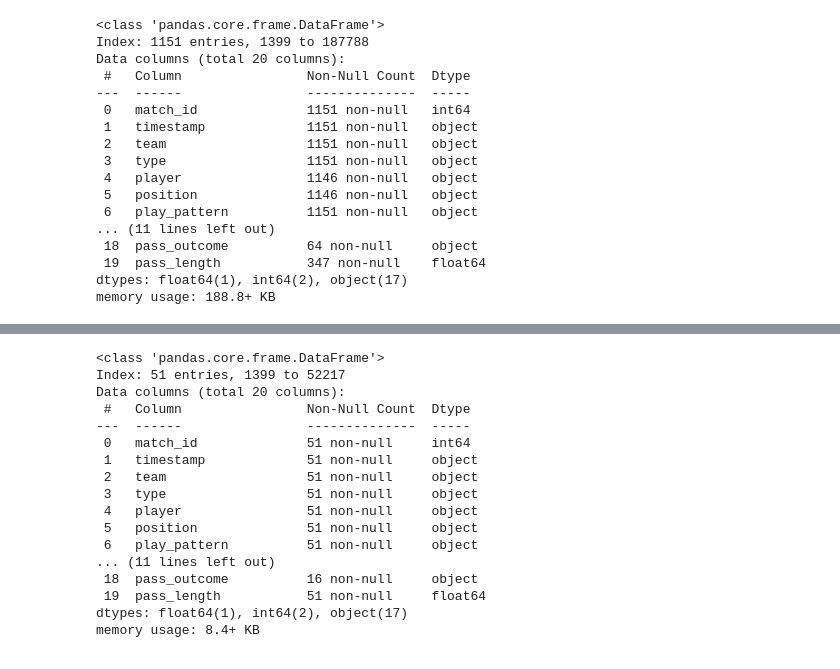
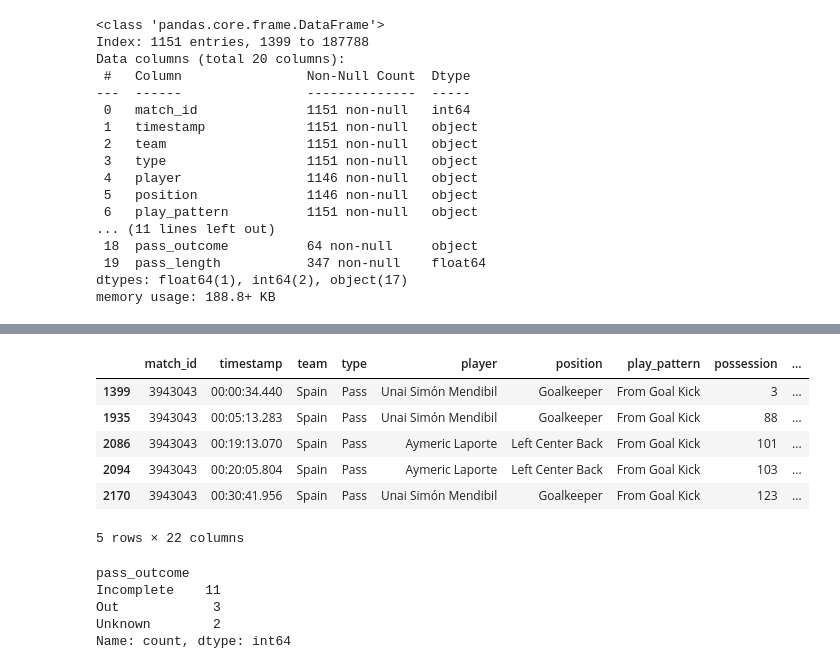
Before and after one commit to MarijnSt/spain-analysis-euro-2024, a Jupyter notebook: notebooks/build_up.ipynb, the cells around one changed output, grey strips where cells are left out. Drawn from its saved outputs; the diff is of its cells as text; code cells hidden in the pictures.

```diff
--- a/notebooks/build_up.ipynb
+++ b/notebooks/build_up.ipynb
@@ -108,23 +106,29 @@ example_chain.head(20)
 | 164539 | 3943043 | 00:00:40.645 | Spain | Miscontrol | Daniel Olmo Carvajal | Center Attacking Midfield | From Goal Kick | 3 | [49.3, 68.9] | ... |
 # %%
 # Get all goal kick events for Spain
-goal_kick_events = build_up_events[build_up_events["pass_type"] == "Goal Kick"]
-goal_kick_events.info()
+goal_kick_events = build_up_events[build_up_events["pass_type"] == "Goal Kick"].copy()
+
+# Split location into x and y (swap for vertical pitch)
+goal_kick_events[["x", "y"]] = pd.DataFrame(goal_kick_events["location"].tolist(), index=goal_kick_events.index)
+goal_kick_events[["end_x", "end_y"]] = pd.DataFrame(goal_kick_events["pass_end_location"].tolist(), index=goal_kick_events.index)
+
+# Drop location column
+goal_kick_events = goal_kick_events.drop(columns=["location", "pass_end_location"])
+
+goal_kick_events.head()
 # %% [output]
+|  | match_id | timestamp | team | type | player | position | play_pattern | possession | ... |
+| 1399 | 3943043 | 00:00:34.440 | Spain | Pass | Unai Simón Mendibil | Goalkeeper | From Goal Kick | 3 | ... |
+| 1935 | 3943043 | 00:05:13.283 | Spain | Pass | Unai Simón Mendibil | Goalkeeper | From Goal Kick | 88 | ... |
+| 2086 | 3943043 | 00:19:13.070 | Spain | Pass | Aymeric Laporte | Left Center Back | From Goal Kick | 101 | ... |
+| 2094 | 3943043 | 00:20:05.804 | Spain | Pass | Aymeric Laporte | Left Center Back | From Goal Kick | 103 | ... |
+| 2170 | 3943043 | 00:30:41.956 | Spain | Pass | Unai Simón Mendibil | Goalkeeper | From Goal Kick | 123 | ... |
-<class 'pandas.core.frame.DataFrame'>
-Index: 51 entries, 1399 to 52217
-Data columns (total 20 columns):
- #   Column                Non-Null Count  Dtype
----  ------                --------------  -----
- 0   match_id              51 non-null     int64
- 1   timestamp             51 non-null     object
- 2   team                  51 non-null     object
- 3   type                  51 non-null     object
- 4   player                51 non-null     object
- 5   position              51 non-null     object
- 6   play_pattern          51 non-null     object
-... (11 lines left out)
- 18  pass_outcome          16 non-null     object
- 19  pass_length           51 non-null     float64
-dtypes: float64(1), int64(2), object(17)
-memory usage: 8.4+ KB
+5 rows × 22 columns
+# %%
+goal_kick_events["pass_outcome"].value_counts()
+# %% [output]
+pass_outcome
+Incomplete    11
+Out            3
+Unknown        2
+Name: count, dtype: int64
```
Also changed, not shown: parts of 3 cells of this notebook, 2 other files.
